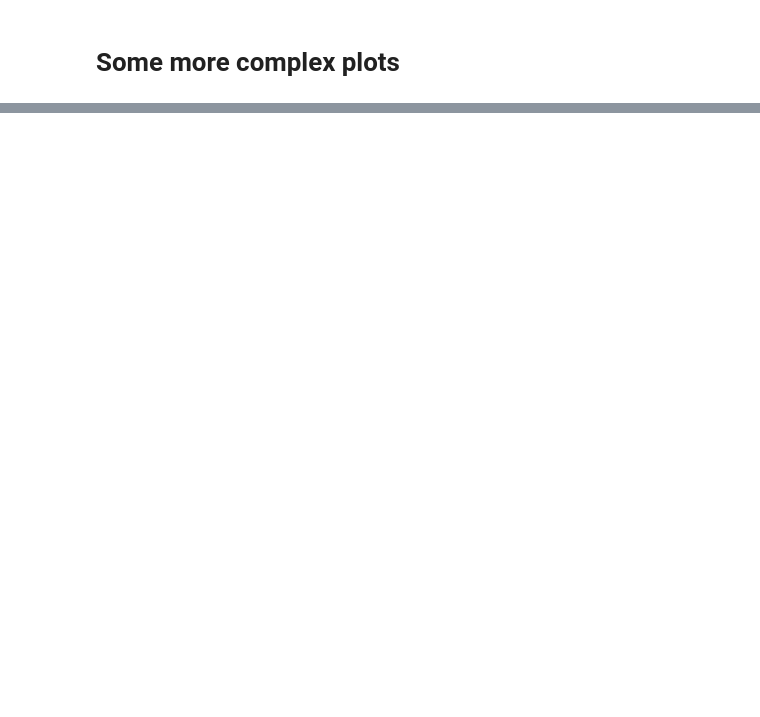
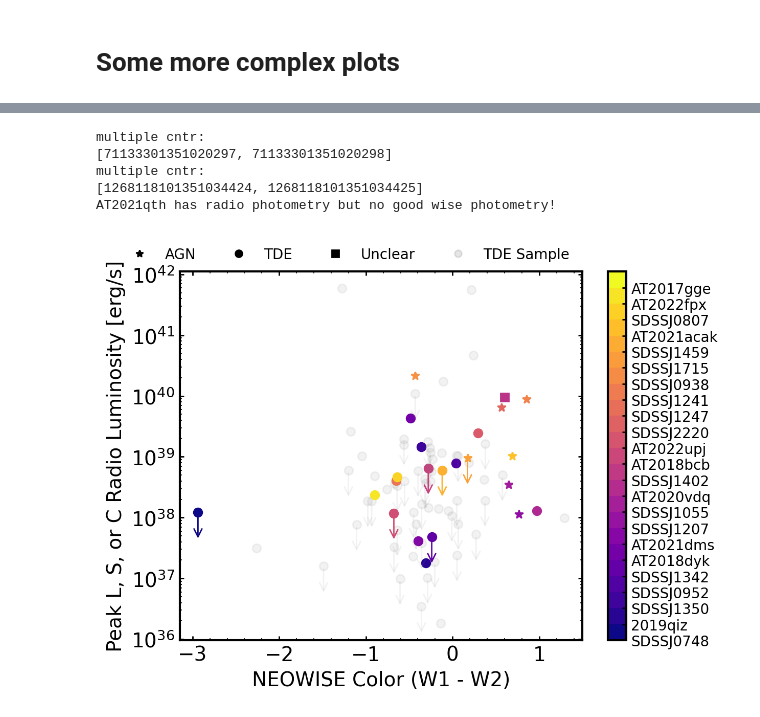
Before and after one commit to noahfranz13/radio-ecle, a Jupyter notebook: ecle-data-to-otter.ipynb, the cells around one changed output, grey strips where cells are left out. Drawn from its saved outputs; the diff is of its cells as text; code cells hidden in the pictures; blank space fills up the shorter version.

```diff
--- a/ecle-data-to-otter.ipynb
+++ b/ecle-data-to-otter.ipynb
@@ -387,6 +420,8 @@ ecle_names = set(meta.name.unique())
 n_ecle = len(meta)
 colors = cmap(np.linspace(0, 1, n_ecle))
 i = 0
+
+filts = ("L", "S", "C")
 
 cbar_labels = []
 
@@ -447,13 +482,13 @@ for t in all_transients:
         i += 1
 
         # All of the ECLEs have S-band data
-        s = phot[phot.filter_name == "S"]
+        s = phot[phot.filter_name.isin(filts)]
         cbar_labels.append(metadata.name.values[0].replace("_", ""))
 
         alpha = 1
 
     else:
-        s = phot[phot.filter_name == "S"]
+        s = phot[phot.filter_name.isin(radio_filts)]
         if len(s) == 0: continue
         classification = t.get_classification()[0]
         color = 'grey'
@@ -479,34 +514,41 @@ for t in all_transients:
     if wise_uplim:
         ax.annotate("", xy=(y, x/3), xytext=(y, x), arrowprops=dict(arrowstyle='->',color=color,alpha=alpha))
 
 custom_legend_params = dict(
     color = "k",
     lw = 4,
     markersize = 5,
     linestyle = "none"
 )
 
 custom_lines = [
     Line2D([0], [0], marker="*", **custom_legend_params),
     Line2D([0], [0], marker="o", **custom_legend_params),
     Line2D([0], [0], marker="s", **custom_legend_params),
     Line2D([0], [0], marker="o", alpha=0.1, **custom_legend_params)
 ]
 
 custom_labels = ["AGN", "TDE", "Unclear", "TDE Sample"]
 
 ax.set_yscale("log")
 
 ax.legend(custom_lines, custom_labels, bbox_to_anchor=(1,1.1), ncols=len(custom_lines), fontsize=10)
 
 norm = mpl.colors.BoundaryNorm(range(len(colors)), cmap.N)
 cbar = fig.colorbar(mpl.cm.ScalarMappable(cmap=cmap, norm=norm), ax=ax, ticks=list(range(len(cbar_labels))))
 cbar.ax.set_yticklabels(cbar_labels, fontsize=10);
 
-ax.set_ylabel("Radio Luminosity [erg/s]")
+ax.set_ylabel("Peak L, S, or C Radio Luminosity [erg/s]")
 ax.set_xlabel("NEOWISE Color (W1 - W2)")
 
 fig.savefig("ecle-radio-vs-wise.png")
+# %% [output]
+multiple cntr:
+[71133301351020297, 71133301351020298]
+multiple cntr:
+[1268118101351034424, 1268118101351034425]
+AT2021qth has radio photometry but no good wise photometry!
+[figure, added]
 # %%
 fig, ax = plt.subplots()
 cmap = mpl.colormaps['plasma']
```
Also changed, not shown: parts of 7 cells of this notebook, 23 other files.
